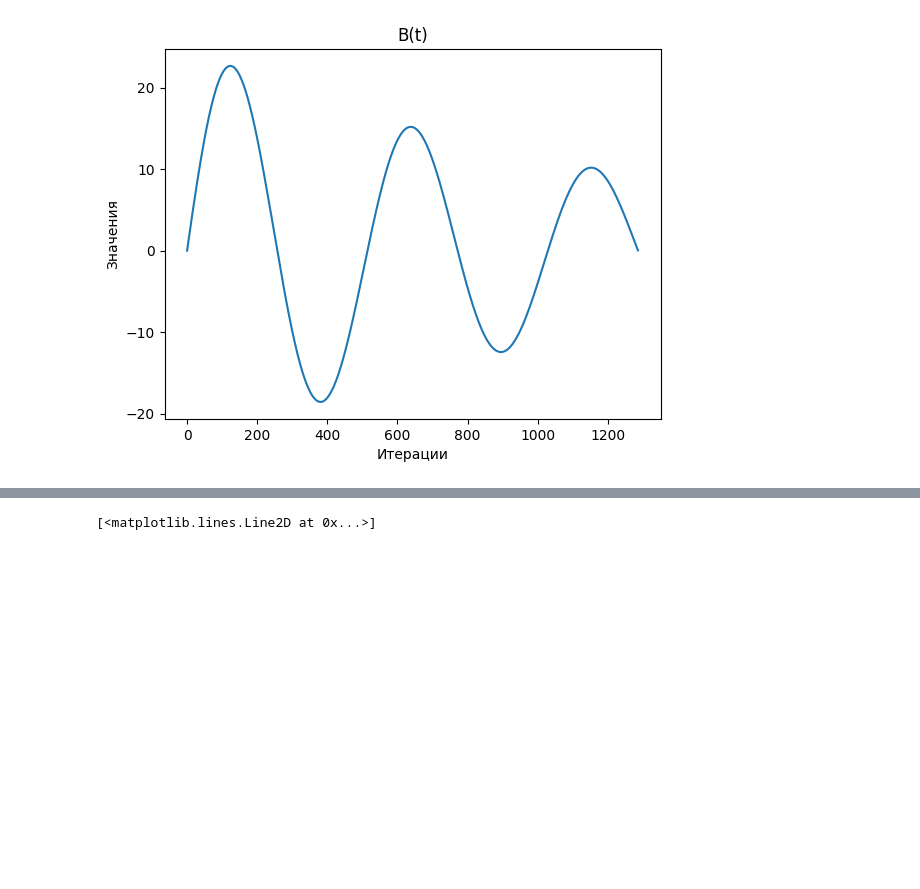
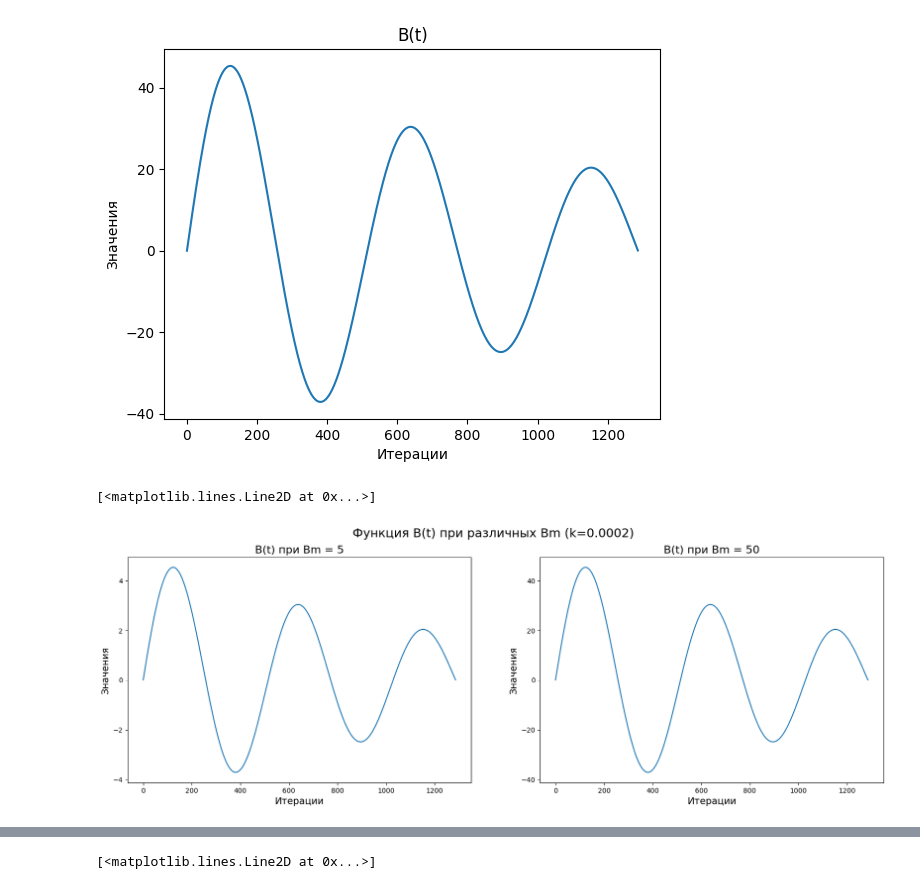
Before and after one commit to Luti0/influence_of_magnetic_treatment, a Jupyter notebook: notebooks/Bm_k_t.ipynb, the cells around one changed output, grey strips where cells are left out. Cells and saved outputs as stored; diff of their text form; code cells hidden in the pictures; blank space fills up the shorter version.

```diff
--- a/notebooks/Bm_k_t.ipynb
+++ b/notebooks/Bm_k_t.ipynb
@@ -114,7 +114,7 @@ ax.set_zlabel("Bm", labelpad=-30)
 Text(0.5, 0, 'Bm')
 [figure]
 # %%
-Bm = 25
+Bm = 50
 k = 0.0002
 Bt = []
 t = 0
@@ -131,5 +131,75 @@ plt.plot(Bt)
 # %% [output]
 [<matplotlib.lines.Line2D at 0x...>]
 [figure]
-# %%
-bt = j*(L/uS*math.pi/i*math.cos(L/uS*math.pi/i*t)-1/T*math.sin(L/uS*math.pi/i*t)*math.exp(-t/T))
+# %%
+fig, axs = plt.subplots(1,2)
+
+fig.set_size_inches(20,6)
+fig.suptitle('Функция B(t) при различных Bm (k=0.0002)', fontsize=18)
+
+
+Bm = 5
+Bt0 = []
+k = 0.0002
+t = 0
+while t < T:
+    bt = Bm * np.sin(math.pi*t/k * L/uS) * math.exp(-t/T)
+    Bt0.append(bt)
+    t += 0.0001
+
+axs[0].set_ylabel('Значения', fontsize=14)
+axs[0].set_xlabel('Итерации', fontsize=14)
+axs[0].set_title('B(t) при Bm = '+ str(Bm), fontsize=16)
+axs[0].plot(Bt0)
+
+# axs[0, 0].set_ylabel('Значения')
+# axs[0, 0].set_xlabel('Итерации')
+# axs[0, 0].set_title('B(t) = '+ str(Bm))
+# axs[0, 0].plot(Bt0)
+
+Bm = 50
+Bt1 = []
+t = 0
+while t < T:
+    bt = Bm * np.sin(math.pi*t/k * L/uS) * math.exp(-t/T)
+    Bt1.append(bt)
+    t += 0.0001
+
+axs[1].set_ylabel('Значения', fontsize=14)
+axs[1].set_xlabel('Итерации', fontsize=14)
+axs[1].set_title('B(t) при Bm = '+ str(Bm), fontsize=16)
+axs[1].plot(Bt1)
+
+# axs[0, 1].set_ylabel('Значения')
+# axs[0, 1].set_xlabel('Итерации')
+# axs[0, 1].set_title('B(t) = '+ str(Bm))
+# axs[0, 1].plot(Bt1)
+
+# Bm = 30
+# Bt2 = []
+# t = 0
+# while t < T:
+#     bt = Bm * np.sin(math.pi*t/k * L/uS) * math.exp(-t/T)
+#     Bt2.append(bt)
+#     t += 0.0001
+
+# axs[1, 0].set_ylabel('Значения')
+# axs[1, 0].set_xlabel('Итерации')
+# axs[1, 0].set_title('B(t) = '+ str(Bm))
+# axs[1, 0].plot(Bt2)
+
+# Bm = 50
+# Bt3 = []
+# t = 0
+# while t < T:
+#     bt = Bm * np.sin(math.pi*t/k * L/uS) * math.exp(-t/T)
+#     Bt3.append(bt)
+#     t += 0.0001
+
+# axs[1, 1].set_ylabel('Значения')
+# axs[1, 1].set_xlabel('Итерации')
+# axs[1, 1].set_title('B(t) = '+ str(Bm))
+# axs[1, 1].plot(Bt3)
+# %% [output]
+[<matplotlib.lines.Line2D at 0x...>]
+[figure, added]
```
Also changed, not shown: parts of 4 cells of this notebook, 42 other files.
